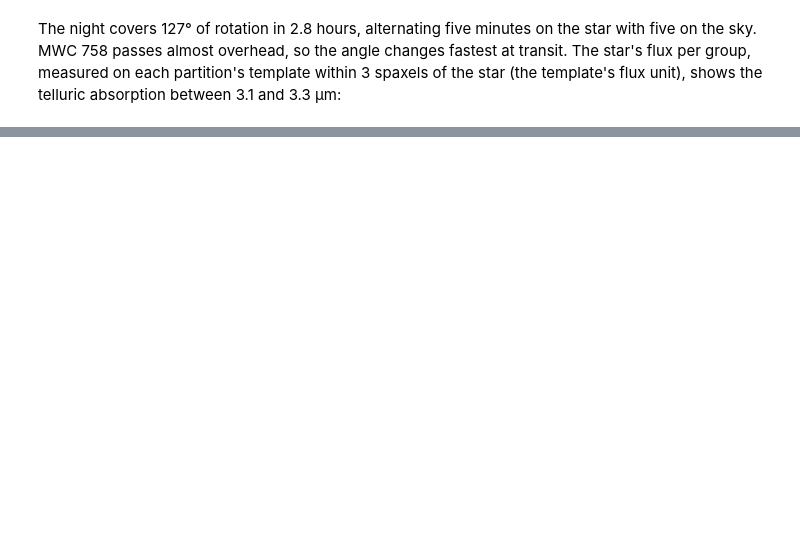
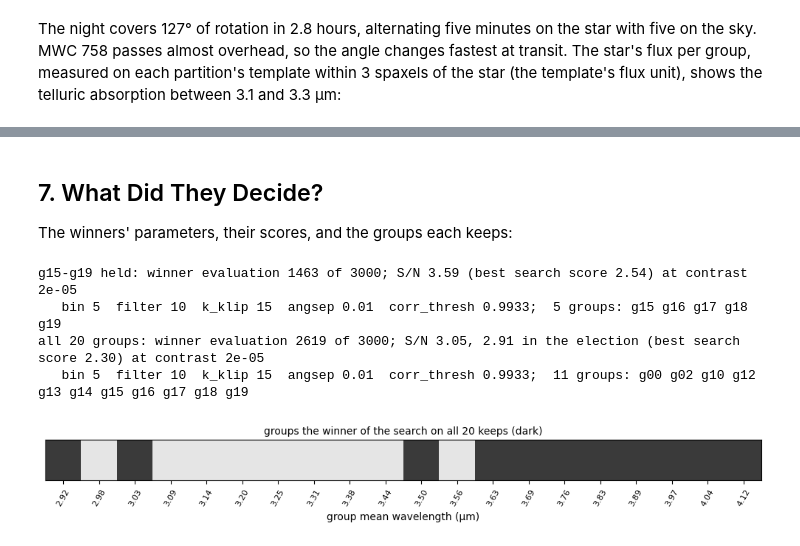
Before and after one commit to astrowagner/KLIP-TPE, a Jupyter notebook: tutorials/07_lbti_ales_mwc758.ipynb, the cells around one changed output, grey strips where cells are left out. Cells and saved outputs as stored; diff of their text form; code cells hidden in the pictures; blank space fills up the shorter version.

```diff
--- a/tutorials/07_lbti_ales_mwc758.ipynb
+++ b/tutorials/07_lbti_ales_mwc758.ipynb
@@ -250,0 +477,29 @@ space, and `annulus01/progress.gif` is the movie of this run.
+# %% [markdown]
+## 7. What Did They Decide?
+
+The winners' parameters, their scores, and the groups each keeps:
+# %%
+WIN = {}
+for name, res in (("g15-g19 held", fixed), ("all 20 groups", full)):
+    r_ = res[0]
+    blk_ = dict(r_.winner_config["per_partition"]["n2_g17"])
+    WIN[name] = (r_, blk_)
+    el = "" if r_.election_score is None else f", {r_.election_score:.2f} in the election"
+    print(f"{name}: winner evaluation {r_.winner_index + 1} of {r_.n_evaluations}; S/N {r_.winner_score:.2f}{el} "
+          f"(best search score {r_.search_best_score:.2f}) at contrast {r_.contrast:.2g}")
+    print("   " + "  ".join(f"{k} {blk_[k]:.4g}" for k in ("bin", "filter", "k_klip", "angsep", "corr_thresh"))
+          + f";  {len(r_.partitions)} groups: {' '.join(p.split('_')[1] for p in r_.partitions)}")
+r, blk = WIN["all 20 groups"]
+KEPT = [p.split("_")[1] for p in r.partitions]
+fig, ax = plt.subplots(figsize=(10, 1.6))
+ax.imshow([[1.0 if g in KEPT else 0.0 for g in GROUPS]], cmap="Greys", vmin=-0.3, vmax=1.3, aspect="auto")
+ax.set_yticks([]); ax.set_xticks(range(20), [f"{v:.2f}" for v in LAM_UM], rotation=60, fontsize=8)
+ax.set_xlabel("group mean wavelength (µm)")
+ax.set_title("groups the winner of the search on all 20 keeps (dark)", fontsize=10)
+plt.tight_layout()
+# %% [output]
+g15-g19 held: winner evaluation 1463 of 3000; S/N 3.59 (best search score 2.54) at contrast 2e-05
+   bin 5  filter 10  k_klip 15  angsep 0.01  corr_thresh 0.9933;  5 groups: g15 g16 g17 g18 g19
+all 20 groups: winner evaluation 2619 of 3000; S/N 3.05, 2.91 in the election (best search score 2.30) at contrast 2e-05
+   bin 5  filter 10  k_klip 15  angsep 0.01  corr_thresh 0.9933;  11 groups: g00 g02 g10 g12 g13 g14 g15 g16 g17 g18 g19
+[figure, added]
```
Also changed, not shown: parts of 51 cells of this notebook, 13 other files.
